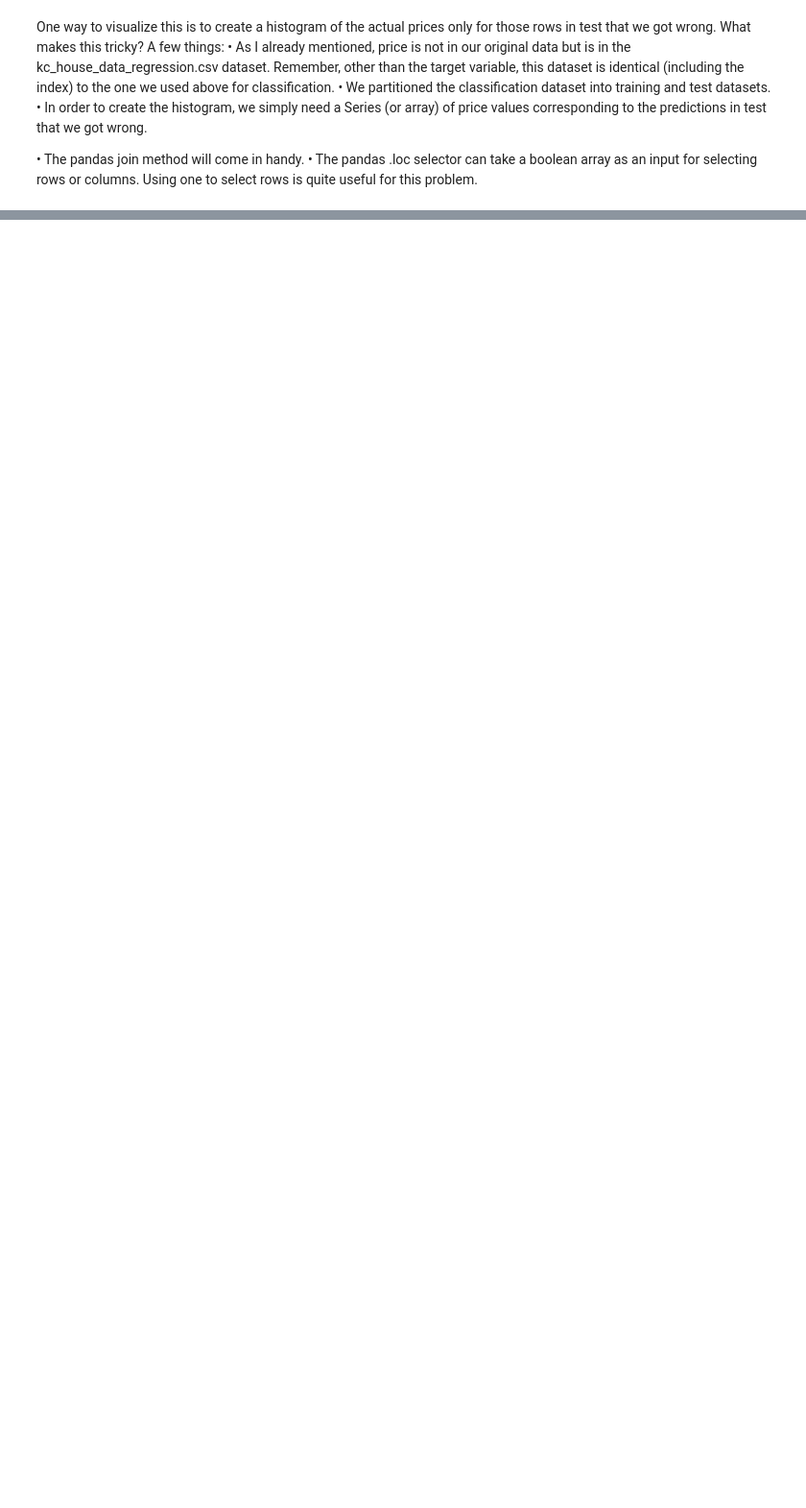
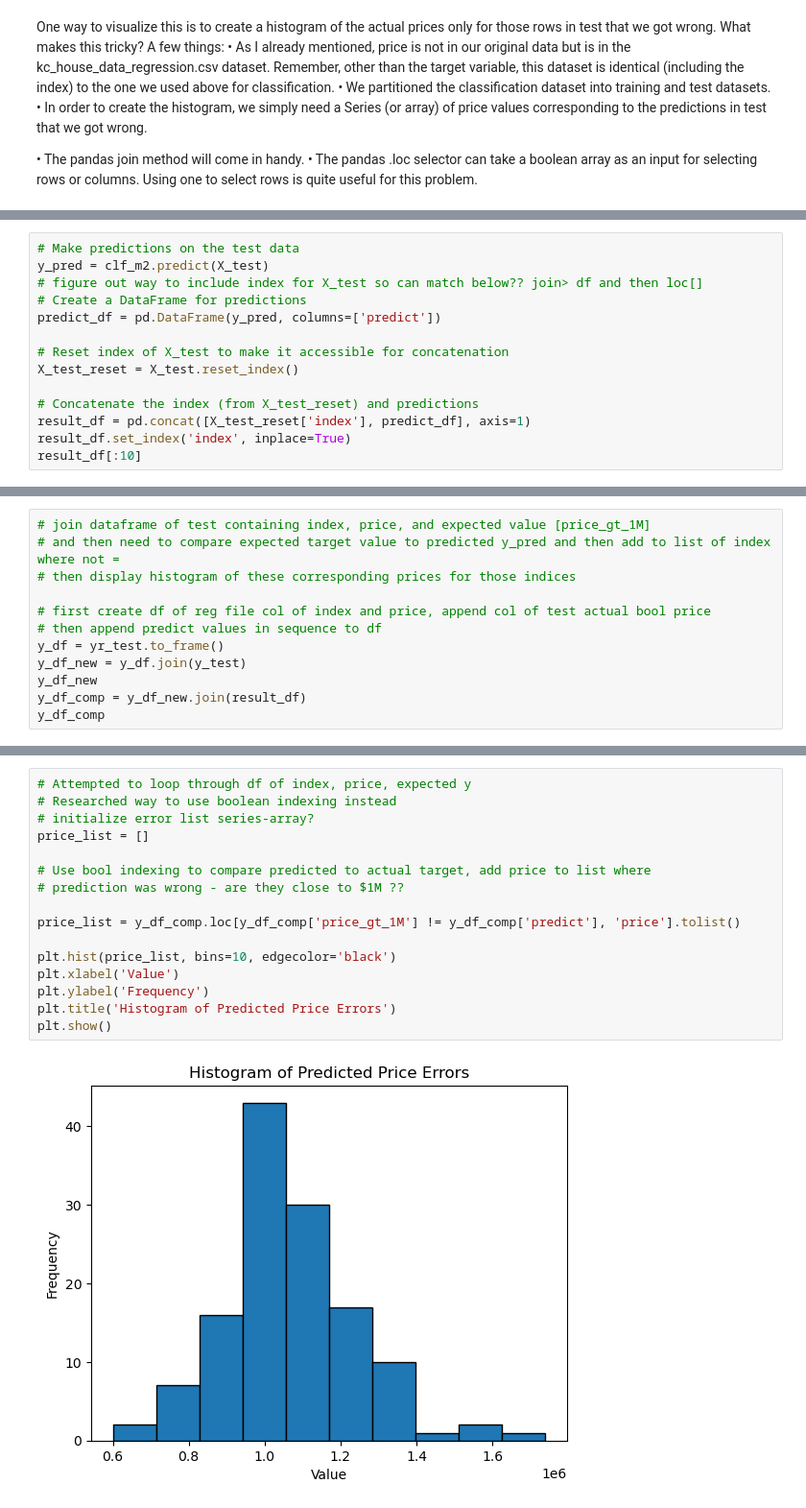
Before and after one commit to JulesU/hw1_sklearn, a Jupyter notebook: hw1_sklearn_jurbano.ipynb, the cells around one changed output, grey strips where cells are left out. Shown at 96% size. Saved outputs shown, nothing was run; the diff lists cells and outputs as text; blank space fills up the shorter version.

```diff
--- a/hw1_sklearn_jurbano.ipynb
+++ b/hw1_sklearn_jurbano.ipynb
@@ -858,0 +823,14 @@ One way to visualize this is to create a histogram of the actual prices only for
+# %%
+# Make predictions on the test data
+y_pred = clf_m2.predict(X_test)
+# figure out way to include index for X_test so can match below?? join> df and then loc[]
+# Create a DataFrame for predictions
+predict_df = pd.DataFrame(y_pred, columns=['predict'])
+
+# Reset index of X_test to make it accessible for concatenation
+X_test_reset = X_test.reset_index()
+
+# Concatenate the index (from X_test_reset) and predictions
+result_df = pd.concat([X_test_reset['index'], predict_df], axis=1)
+result_df.set_index('index', inplace=True)
+result_df[:10]
@@ -858,0 +850,12 @@ One way to visualize this is to create a histogram of the actual prices only for
+# %%
+# join dataframe of test containing index, price, and expected value [price_gt_1M]
+# and then need to compare expected target value to predicted y_pred and then add to list of index where not =
+# then display histogram of these corresponding prices for those indices
+
+# first create df of reg file col of index and price, append col of test actual bool price
+# then append predict values in sequence to df
+y_df = yr_test.to_frame()
+y_df_new = y_df.join(y_test)
+y_df_new
+y_df_comp = y_df_new.join(result_df)
+y_df_comp
@@ -858,0 +876,18 @@ One way to visualize this is to create a histogram of the actual prices only for
+# %%
+# Attempted to loop through df of index, price, expected y
+# Researched way to use boolean indexing instead
+# initialize error list series-array?
+price_list = []
+
+# Use bool indexing to compare predicted to actual target, add price to list where
+# prediction was wrong - are they close to $1M ??
+
+price_list = y_df_comp.loc[y_df_comp['price_gt_1M'] != y_df_comp['predict'], 'price'].tolist()
+
+plt.hist(price_list, bins=10, edgecolor='black')
+plt.xlabel('Value')
+plt.ylabel('Frequency')
+plt.title('Histogram of Predicted Price Errors')
+plt.show()
+# %% [output]
+[figure, added]
```
Also changed, not shown: parts of 33 cells of this notebook, 6 other files.
